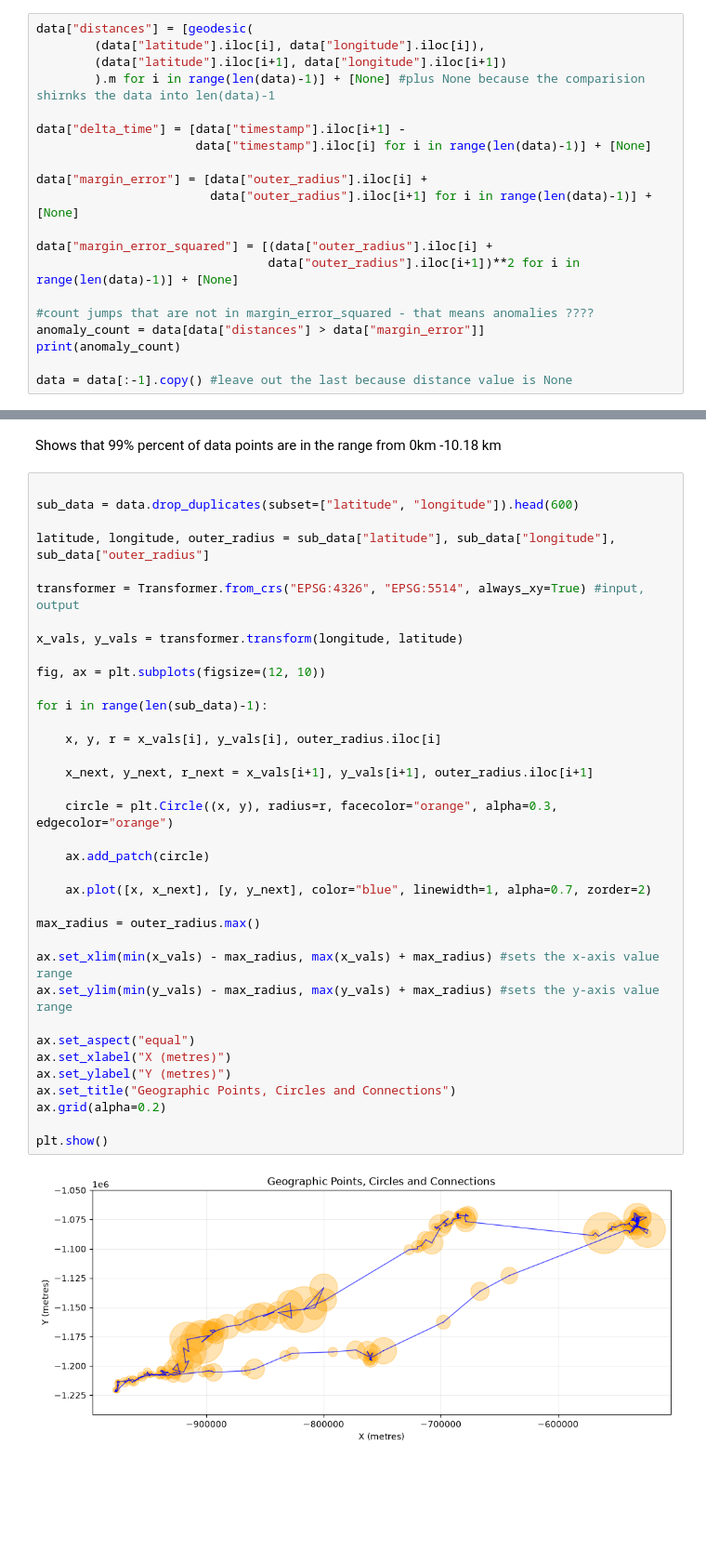
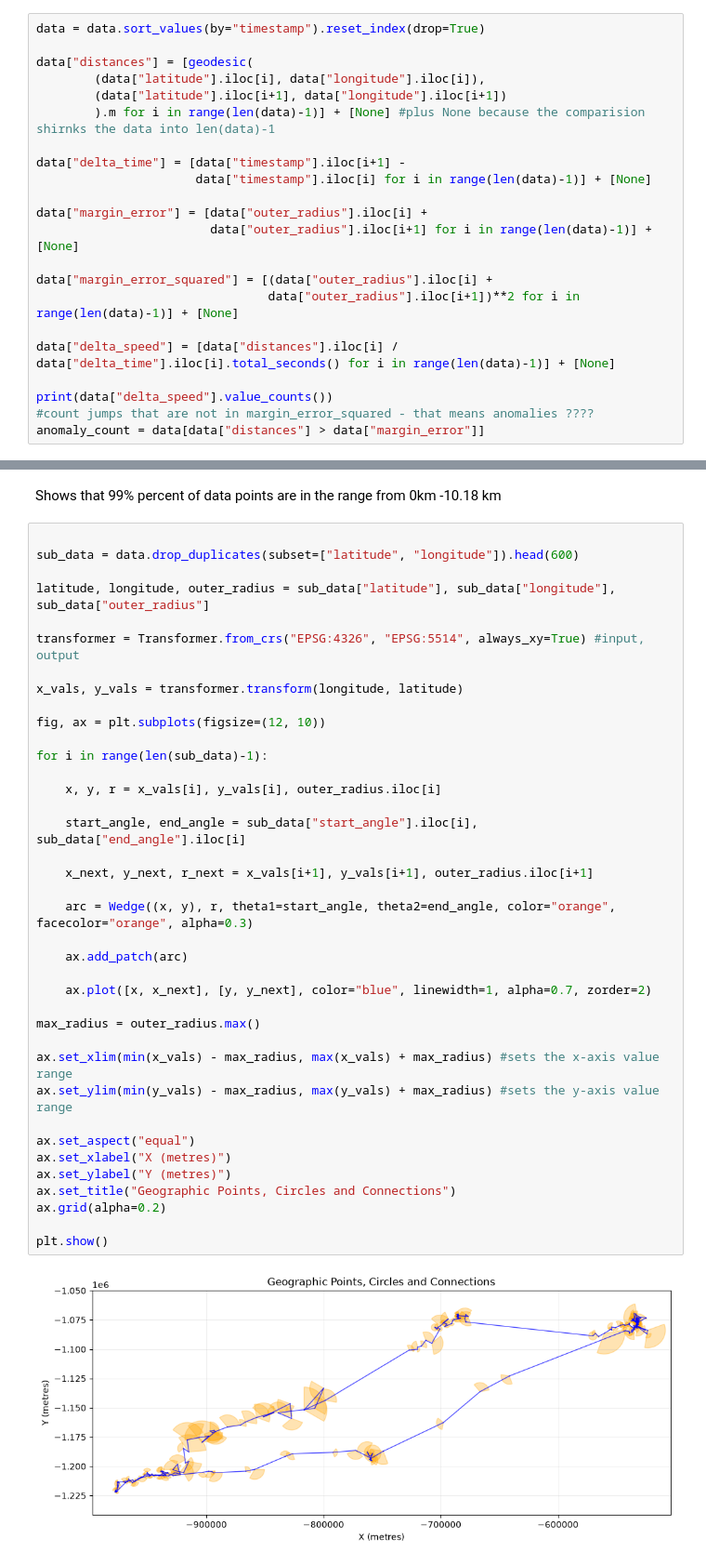
Before and after one commit to klehtma/DataSciProject, a Jupyter notebook: data_cleaning.ipynb, the cells around one changed output, grey strips where cells are left out. Shown at 93% size. Cells and saved outputs as stored; diff of their text form; blank space fills up the shorter version.

Commit message:
Stop tracking anomalies corrected data

```diff
--- a/data_cleaning.ipynb
+++ b/data_cleaning.ipynb
@@ -146,6 +147,8 @@ Index(['step', 'rat_id', 'eci_nci', 'network', 'timestamp', 'latitude',
 [figure]
 ... (3 outputs left out)
 # %%
+data = data.sort_values(by="timestamp").reset_index(drop=True)
+
 data["distances"] = [geodesic(
         (data["latitude"].iloc[i], data["longitude"].iloc[i]),
         (data["latitude"].iloc[i+1], data["longitude"].iloc[i+1])
@@ -160,9 +163,9 @@ data["margin_error"] = [data["outer_radius"].iloc[i] +
 data["margin_error_squared"] = [(data["outer_radius"].iloc[i] +
                                 data["outer_radius"].iloc[i+1])**2 for i in range(len(data)-1)] + [None]
 
+data["delta_speed"] = [data["distances"].iloc[i] / data["delta_time"].iloc[i].total_seconds() for i in range(len(data)-1)] + [None]
+
+print(data["delta_speed"].value_counts())
 #count jumps that are not in margin_error_squared - that means anomalies ????
 anomaly_count = data[data["distances"] > data["margin_error"]]
-print(anomaly_count)
-
-data = data[:-1].copy() #leave out the last because distance value is None
 # %% [output]
@@ -214,36 +217,38 @@ latitude, longitude, outer_radius = sub_data["latitude"], sub_data["longitude"],
 
 transformer = Transformer.from_crs("EPSG:4326", "EPSG:5514", always_xy=True) #input, output
 
 x_vals, y_vals = transformer.transform(longitude, latitude)
 
 fig, ax = plt.subplots(figsize=(12, 10))
 
 for i in range(len(sub_data)-1):
 
     x, y, r = x_vals[i], y_vals[i], outer_radius.iloc[i]
 
+    start_angle, end_angle = sub_data["start_angle"].iloc[i], sub_data["end_angle"].iloc[i]
+
     x_next, y_next, r_next = x_vals[i+1], y_vals[i+1], outer_radius.iloc[i+1]
 
-    circle = plt.Circle((x, y), radius=r, facecolor="orange", alpha=0.3, edgecolor="orange")
+    arc = Wedge((x, y), r, theta1=start_angle, theta2=end_angle, color="orange", facecolor="orange", alpha=0.3)
 
-    ax.add_patch(circle)
+    ax.add_patch(arc)
 
     ax.plot([x, x_next], [y, y_next], color="blue", linewidth=1, alpha=0.7, zorder=2)
 
 max_radius = outer_radius.max()
 
 ax.set_xlim(min(x_vals) - max_radius, max(x_vals) + max_radius) #sets the x-axis value range
 ax.set_ylim(min(y_vals) - max_radius, max(y_vals) + max_radius) #sets the y-axis value range
 
 ax.set_aspect("equal")
 ax.set_xlabel("X (metres)")
 ax.set_ylabel("Y (metres)")
 ax.set_title("Geographic Points, Circles and Connections")
 ax.grid(alpha=0.2)
 
 plt.show()
 # %% [output]
-[figure, old version]
+[figure, new version]
 # %%
 
 sub_data = data[data["distances"] > data["margin_error"]]
```
Also changed, not shown: parts of 6 cells of this notebook, 3 other files.
